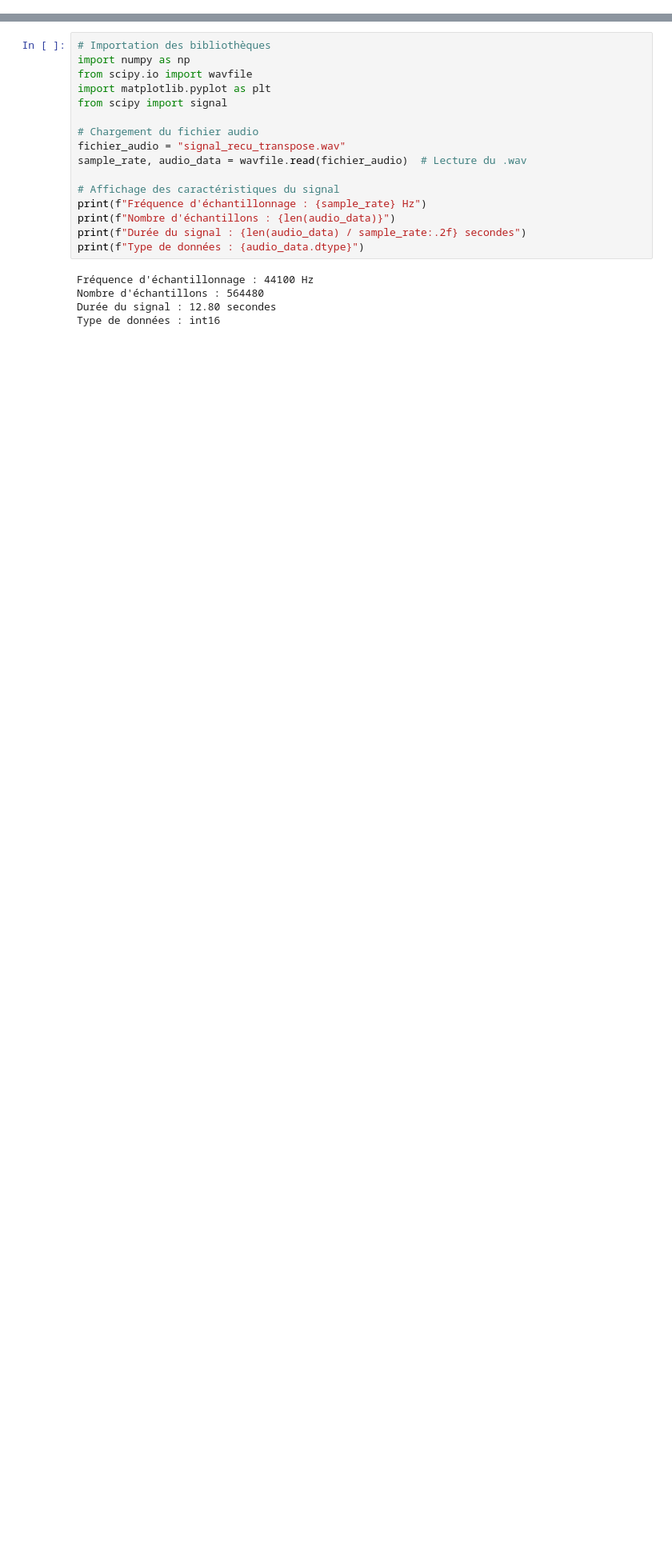
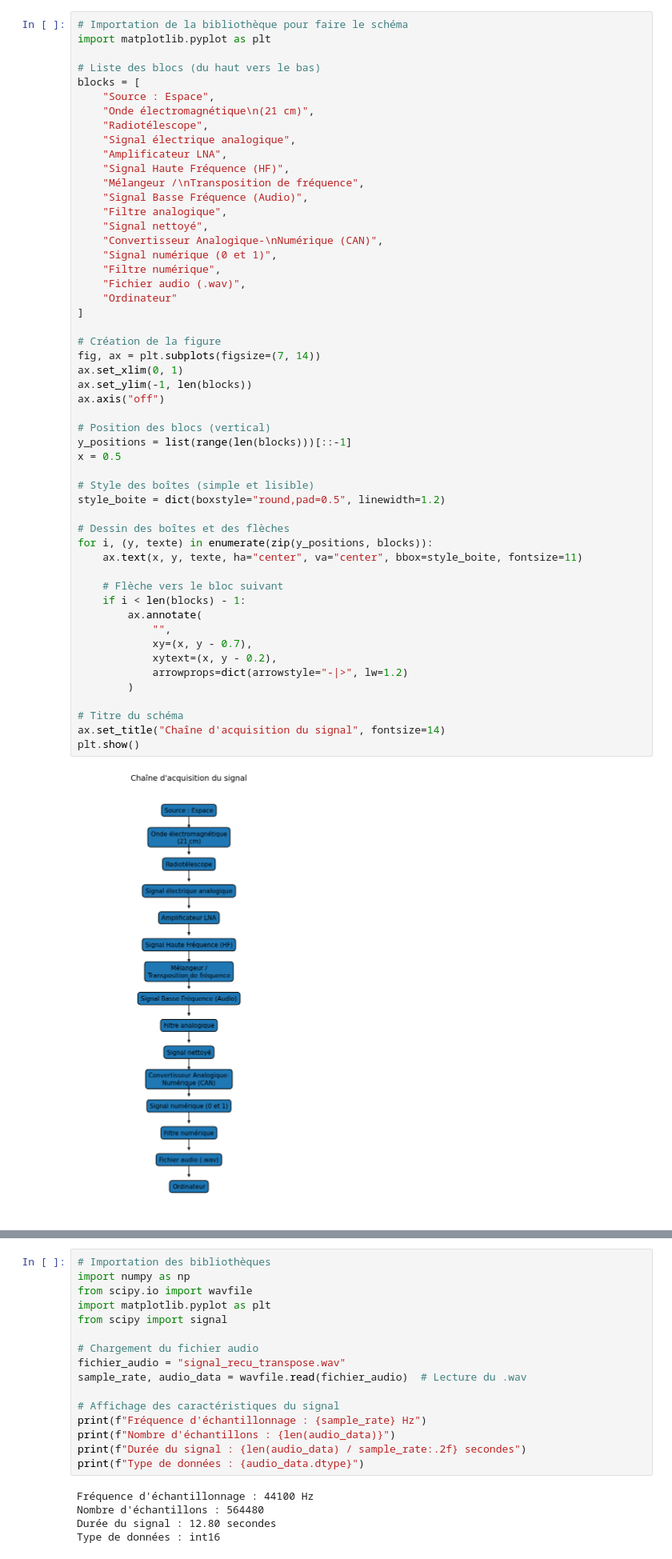
Before and after one commit to H-Hamy/Projet-Traitement-du-Signal-Nancay, a Jupyter notebook: livrable_1/Livrable 1.ipynb, the cells around one changed output, grey strips where cells are left out. Shown at 80% size. Saved outputs shown, nothing was run; the diff lists cells and outputs as text; blank space fills up the shorter version.

```diff
--- a/livrable_1/Livrable 1.ipynb
+++ b/livrable_1/Livrable 1.ipynb
@@ -1 +150,55 @@
+# %%
+# Importation de la bibliothèque pour faire le schéma
+import matplotlib.pyplot as plt
+
+# Liste des blocs (du haut vers le bas)
+blocks = [
+    "Source : Espace",
+    "Onde électromagnétique\n(21 cm)",
+    "Radiotélescope",
+    "Signal électrique analogique",
+    "Amplificateur LNA",
+    "Signal Haute Fréquence (HF)",
+    "Mélangeur /\nTransposition de fréquence",
+    "Signal Basse Fréquence (Audio)",
+    "Filtre analogique",
+    "Signal nettoyé",
+    "Convertisseur Analogique-\nNumérique (CAN)",
+    "Signal numérique (0 et 1)",
+    "Filtre numérique",
+    "Fichier audio (.wav)",
+    "Ordinateur"
+]
+
+# Création de la figure
+fig, ax = plt.subplots(figsize=(7, 14))
+ax.set_xlim(0, 1)
+ax.set_ylim(-1, len(blocks))
+ax.axis("off")
+
+# Position des blocs (vertical)
+y_positions = list(range(len(blocks)))[::-1]
+x = 0.5
+
+# Style des boîtes (simple et lisible)
+style_boite = dict(boxstyle="round,pad=0.5", linewidth=1.2)
+
+# Dessin des boîtes et des flèches
+for i, (y, texte) in enumerate(zip(y_positions, blocks)):
+    ax.text(x, y, texte, ha="center", va="center", bbox=style_boite, fontsize=11)
+
+    # Flèche vers le bloc suivant
+    if i < len(blocks) - 1:
+        ax.annotate(
+            "",
+            xy=(x, y - 0.7),
+            xytext=(x, y - 0.2),
+            arrowprops=dict(arrowstyle="-|>", lw=1.2)
+        )
+
+# Titre du schéma
+ax.set_title("Chaîne d'acquisition du signal", fontsize=14)
+plt.show()
+# %% [output]
+[figure, added]
 # %% [markdown]
```
Also changed, not shown: parts of 11 cells of this notebook.
